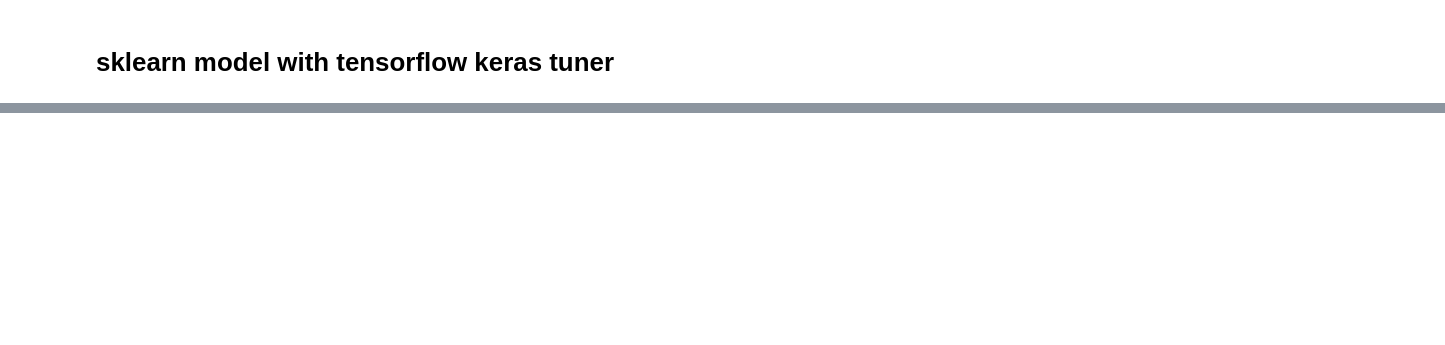
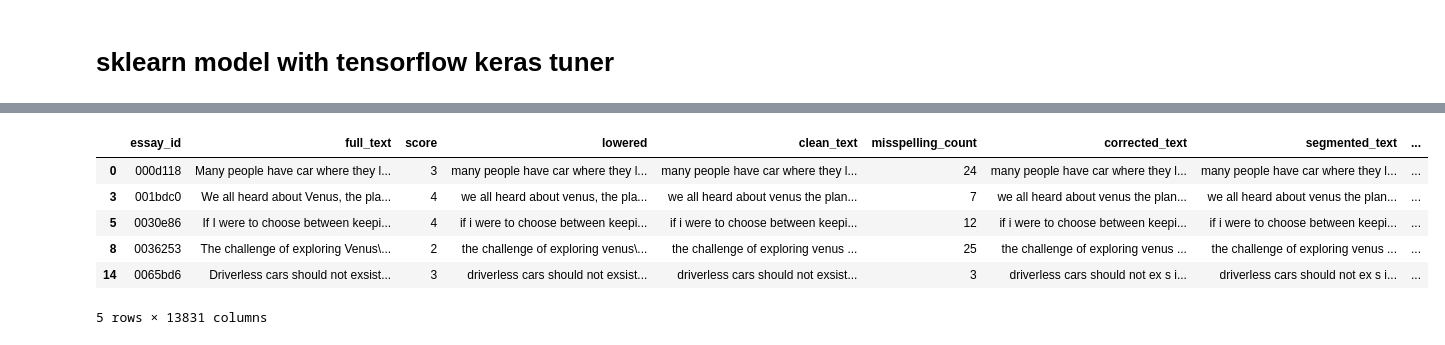
Before and after one commit to JD-DS/Learning-Agency-Lab---Automated-Essay-Scoring-2.0, a Jupyter notebook: sklearn-model.ipynb, the cells around one changed output, grey strips where cells are left out. Cells and saved outputs as stored; diff of their text form; code cells hidden in the pictures; blank space fills up the shorter version.

```diff
--- a/sklearn-model.ipynb
+++ b/sklearn-model.ipynb
@@ -409,0 +290,10 @@ dump(best_model, 'data/sklearn/random_forest.joblib')
+# %%
+validation_essays.head()
+# %% [output]
+|  | essay_id | full_text | score | lowered | clean_text | misspelling_count | corrected_text | segmented_text | ... |
+| 0 | 000d118 | Many people have car where they l... | 3 | many people have car where they l... | many people have car where they l... | 24 | many people have car where they l... | many people have car where they l... | ... |
+| 3 | 001bdc0 | We all heard about Venus, the pla... | 4 | we all heard about venus, the pla... | we all heard about venus the plan... | 7 | we all heard about venus the plan... | we all heard about venus the plan... | ... |
+| 5 | 0030e86 | If I were to choose between keepi... | 4 | if i were to choose between keepi... | if i were to choose between keepi... | 12 | if i were to choose between keepi... | if i were to choose between keepi... | ... |
+| 8 | 0036253 | The challenge of exploring Venus\... | 2 | the challenge of exploring venus\... | the challenge of exploring venus ... | 25 | the challenge of exploring venus ... | the challenge of exploring venus ... | ... |
+| 14 | 0065bd6 | Driverless cars should not exsist... | 3 | driverless cars should not exsist... | driverless cars should not exsist... | 3 | driverless cars should not ex s i... | driverless cars should not ex s i... | ... |
+5 rows × 13831 columns
```
Also changed, not shown: parts of 57 cells of this notebook.
